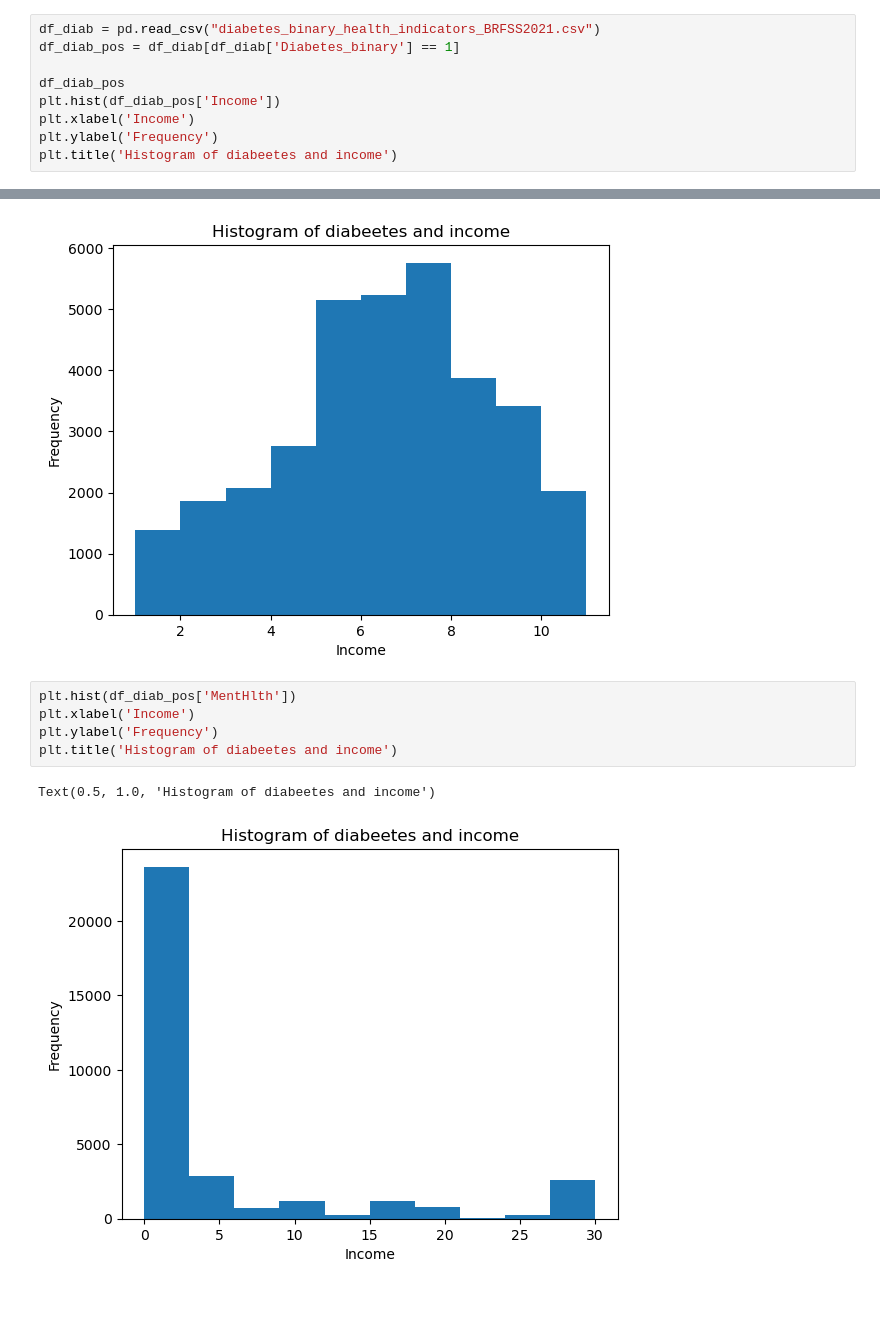
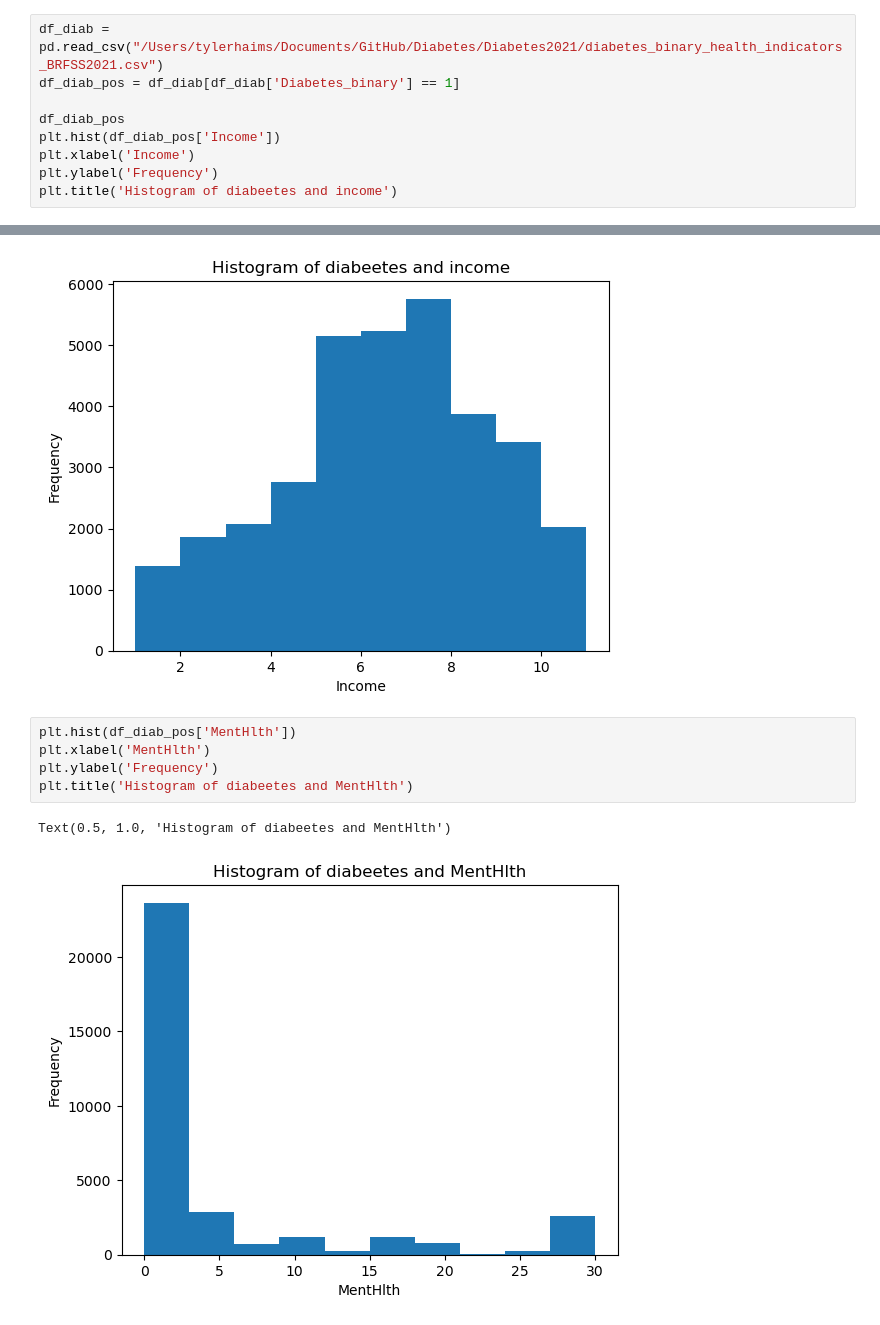
Before and after one commit to TylerHaims/Diabetes, a Jupyter notebook: creatingHistogram.ipynb, the cells around one changed output, grey strips where cells are left out. Saved outputs shown, nothing was run; the diff lists cells and outputs as text.

```diff
--- a/creatingHistogram.ipynb
+++ b/creatingHistogram.ipynb
@@ -5,5 +6,5 @@ import matplotlib.pyplot as plt
 # %%
-df_diab = pd.read_csv("diabetes_binary_health_indicators_BRFSS2021.csv")
+df_diab = pd.read_csv("/Users/tylerhaims/Documents/GitHub/Diabetes/Diabetes2021/diabetes_binary_health_indicators_BRFSS2021.csv")
 df_diab_pos = df_diab[df_diab['Diabetes_binary'] == 1]
 
 df_diab_pos
@@ -16,11 +17,11 @@ Text(0.5, 1.0, 'Histogram of diabeetes and income')
 [figure]
 # %%
 plt.hist(df_diab_pos['MentHlth'])
-plt.xlabel('Income')
+plt.xlabel('MentHlth')
 plt.ylabel('Frequency')
-plt.title('Histogram of diabeetes and income')
+plt.title('Histogram of diabeetes and MentHlth')
 # %% [output]
-Text(0.5, 1.0, 'Histogram of diabeetes and income')
+Text(0.5, 1.0, 'Histogram of diabeetes and MentHlth')
-[figure, old version]
+[figure, new version]
 # %%
 plt.hist(df_diab_pos['Education'])
```
Also changed, not shown: parts of 8 cells of this notebook, 1 other file.
